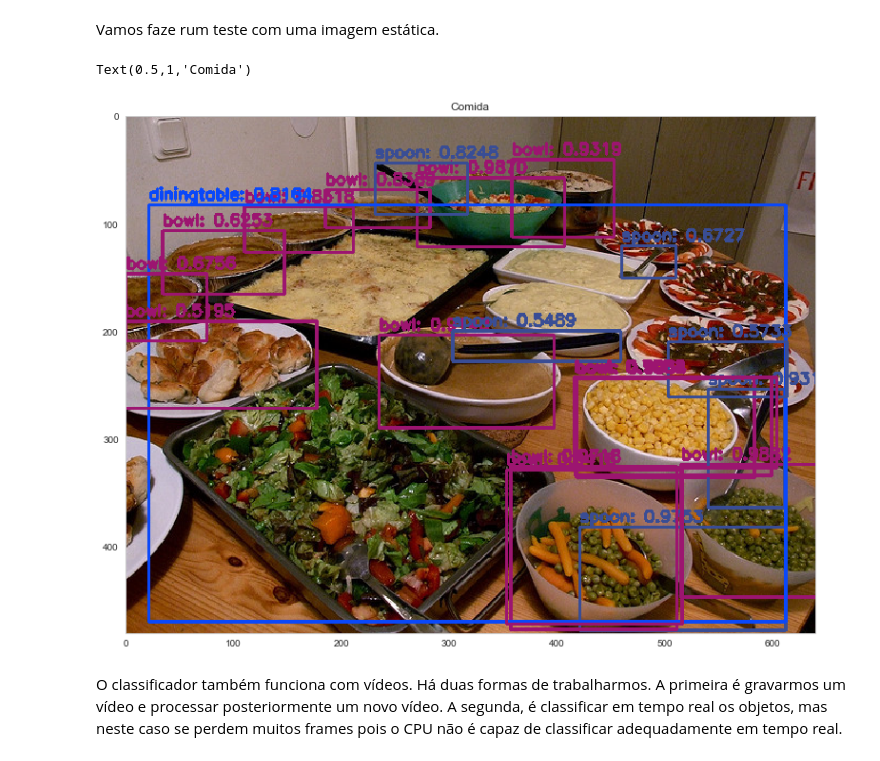
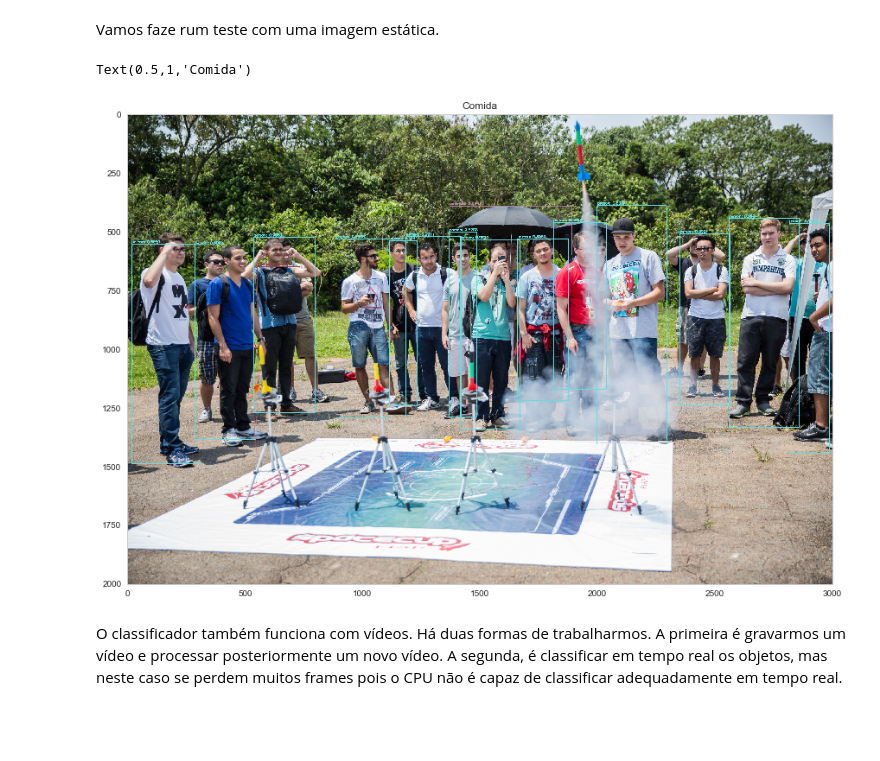
Before and after one commit to michelpf/fiap-ml-tec-proc-imagens, a Jupyter notebook: aula-6-tracking-machine-learning/single-shot-detection.ipynb, the cells around one changed output. Saved outputs shown, nothing was run; the diff lists cells and outputs as text; code cells hidden in the pictures; blank space fills up the shorter version.

Commit message:
Nova imagem de capa

```diff
--- a/aula-6-tracking-machine-learning/single-shot-detection.ipynb
+++ b/aula-6-tracking-machine-learning/single-shot-detection.ipynb
@@ -51,8 +51,8 @@ net = cv2.dnn.readNetFromDarknet(configPath, weightsPath)
 # %% [markdown]
 Classificadores SSD (Single Shot Detection) possuem dois tipos de calibração básico. O primeiro é o limiar de confiança, quanto maior este limiar menor será o número de objetos identificados, pois ficará mais restrito aos objetos somente com maior confiança. O segundo, o NMS (Non-Maxima Supression), ou supressão não máxima, que é um parâmetro para controlar a sensibilidade em imagens com baixa luminosidade.
 # %%
-conf_threshold = 0.7
-nms_threshold = 0.6
+conf_threshold = 0.5
+nms_threshold = 0.5
 # %% [markdown]
 A função a seguir irá identificar os objetos em uma imagem (ou frame) e desenhar os *bounding boxes* nela, retornando a mesma imagem.
 # %%
@@ -113,18 +172,21 @@ def identificar_objetos(frame):
 # %% [markdown]
 Vamos faze rum teste com uma imagem estática.
 # %%
-imagem_inferencia = cv2.imread("imagens/food.jpg")
+imagem_inferencia = cv2.imread("imagens/spacecup.jpg")
 imagem_inferencia = cv2.cvtColor(imagem_inferencia, cv2.COLOR_BGR2RGB)
 (width, height) = imagem_inferencia.shape[:2]
 # %%
 imagem = identificar_objetos(imagem_inferencia)
+
+imagem_example = cv2.cvtColor(imagem, cv2.COLOR_RGB2BGR)
+cv2.imwrite("imagens/spacecup_inf.png", imagem_example)
 
 plt.figure(figsize=(20,10))
 plt.imshow(imagem)
 plt.title("Comida")
 # %% [output]
 Text(0.5,1,'Comida')
-[figure, old version]
+[figure, new version]
 # %% [markdown]
 O classificador também funciona com vídeos. Há duas formas de trabalharmos. A primeira é gravarmos um vídeo e processar posteriormente um novo vídeo. A segunda, é classificar em tempo real os objetos, mas neste caso se perdem muitos frames pois o CPU não é capaz de classificar adequadamente em tempo real.
 # %% [markdown]
```
Also changed, not shown: parts of 2 cells of this notebook, 3 other files.
